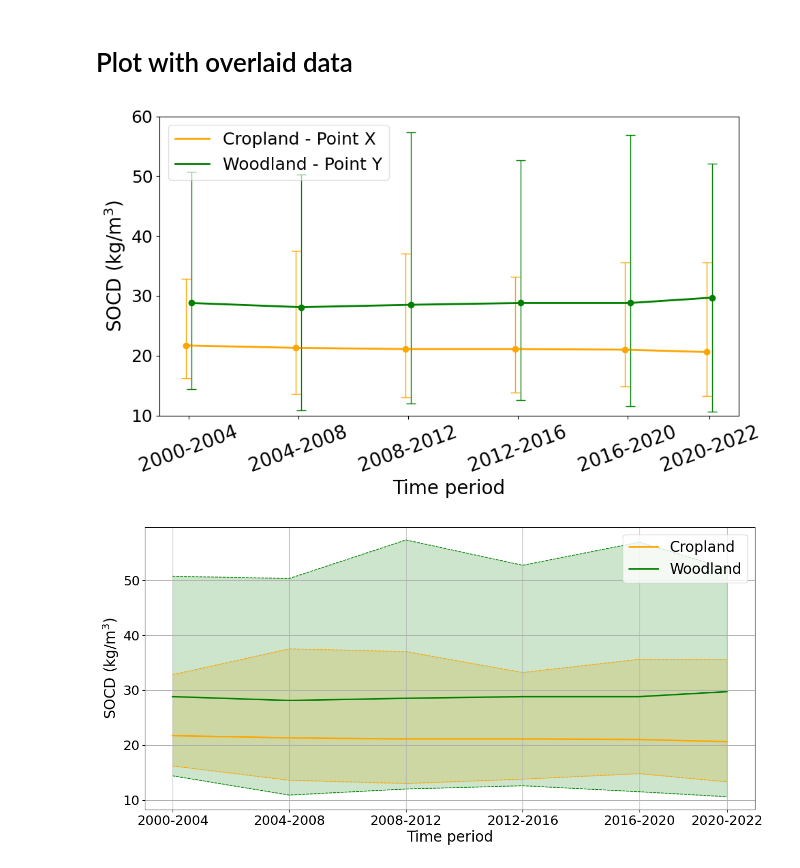
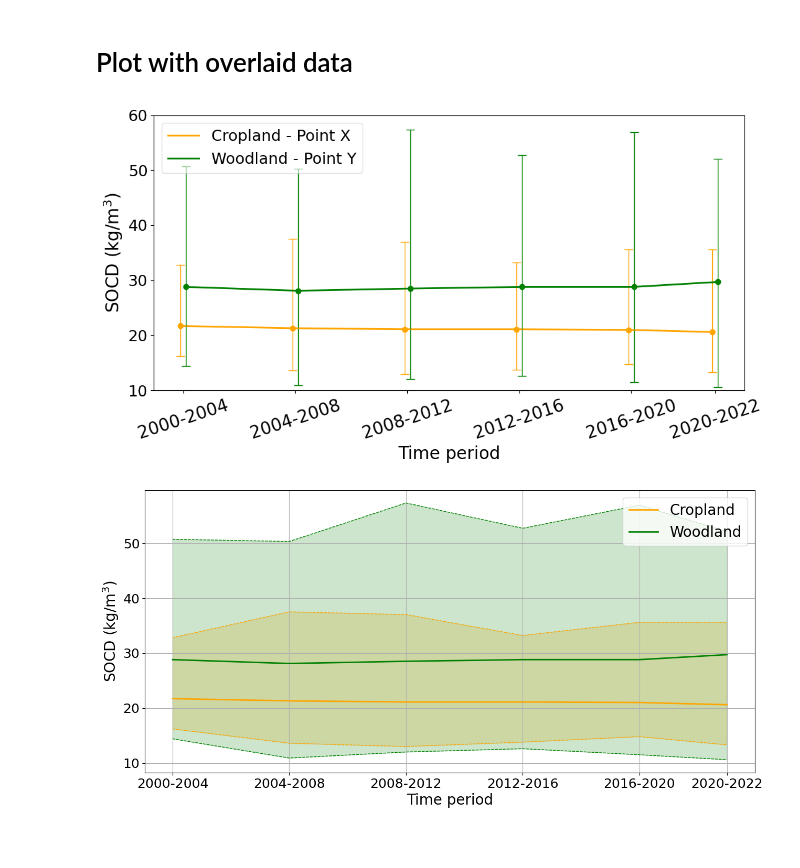
Before and after one commit to AI4SoilHealth/SoilHealthDataCube, a Jupyter notebook: SOCD_map/015_plot_time.series.ipynb, the cells around one changed output. Drawn from its saved outputs; the diff is of its cells as text; code cells hidden in the pictures; blank space fills up the shorter version.

```diff
--- a/SOCD_map/015_plot_time.series.ipynb
+++ b/SOCD_map/015_plot_time.series.ipynb
@@ -84,7 +84,9 @@ p025l = [ii.replace('m_','p025_') for ii in ml]
 
 temp['note'] = ['Cropland','Woodland']
 # %%
-fig, ax = plt.subplots(figsize=(10, 6))
+import matplotlib.pyplot as plt
+
+fig, ax = plt.subplots(figsize=(11, 6))
 
 # Offset values for time to space the plots slightly apart
 offsets = [-0.1, 0.1]  # Adjust these offsets to space the error bars
@@ -111,35 +113,35 @@ for idx, ii in enumerate([0, 1]):
     ax.plot([t + offsets[idx] for t in time], mean_values, label=f'{label} - Point {code}', color=color, linewidth=2)
     ax.errorbar(
         [t + offsets[idx] for t in time], mean_values, yerr=error,
         color=color, fmt='o', capsize=5, elinewidth=1, linestyle='-', linewidth=1
     )
 
 # Customize x-ticks and labels
 ax.set_xticks(time)
-ax.set_xticklabels(time_label, fontsize=20, rotation=20)
+ax.set_xticklabels(time_label, fontsize=20, rotation=18)
 ax.set_xlabel('Time period', fontsize=20)
 
 # Customize y-ticks and labels
 yticks = ax.get_yticks().astype(int)  # Round y-ticks to integers
 ax.set_yticks(yticks)
 ax.set_ylim([10,60])
 ax.set_yticklabels(yticks, fontsize=18)
 # plt.title('Time series of SOCD and 95% PI', fontsize=20)
 
 # Add labels and title
 ax.set_ylabel('SOCD (kg/m$^3$)', fontsize=20)
 ax.legend(fontsize=18, loc='upper left', framealpha=0.6)
 
 # Adjust layout for better spacing
 plt.tight_layout()
 
 # Save the plot as an SVG file
 plt.savefig("/home/xuemeng/work_xuemeng/soc/visualizaiton/plot_time.series/plot_time.series.svg", format='svg')
 
 # Show the plot
 plt.show()
 # %% [output]
-[figure, old version]
+[figure, new version]
 # %%
 import matplotlib.pyplot as plt
 import pandas as pd
```
Also changed, not shown: parts of 1 cell of this notebook, 5 other files.
